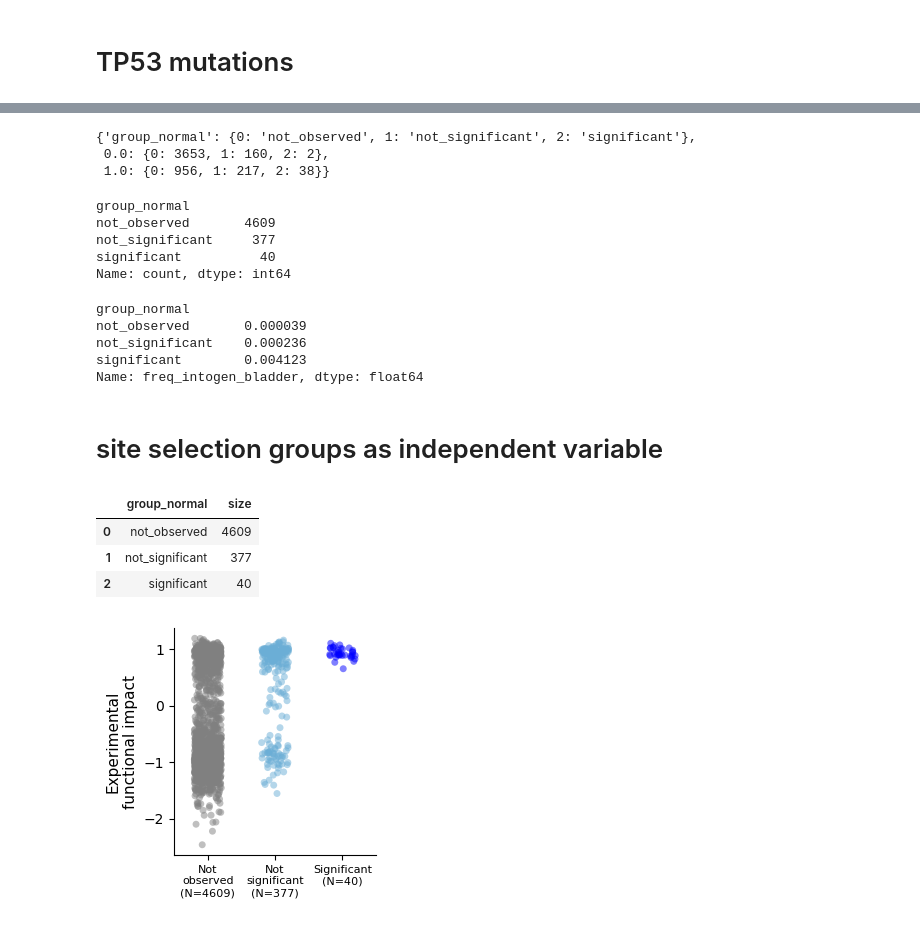
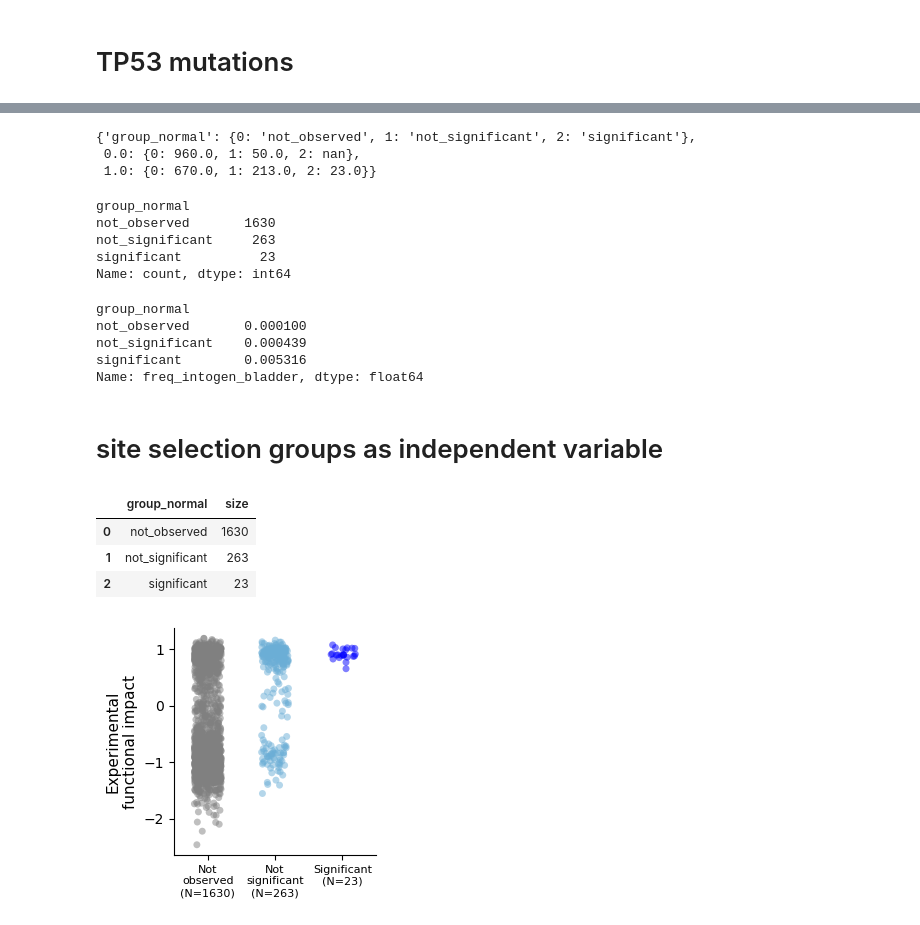
Before and after one commit to bbglab/normal_bladder_paper, a Jupyter notebook: main/Fig5/Fig5c2_TP53.ipynb, the cells around one changed output, grey strips where cells are left out. Cells and saved outputs as stored; diff of their text form; code cells hidden in the pictures.

Commit message:
update TP53 saturation vs site selection

```diff
--- a/main/Fig5/Fig5c2_TP53.ipynb
+++ b/main/Fig5/Fig5c2_TP53.ipynb
@@ -4,7 +4,7 @@ import pandas as pd
 import seaborn as sns
 import matplotlib.pyplot as plt
 # %%
-data_dir = './data'
+data_dir = '../../data/tp53_data'
 output_dir = './plots'
 # %% [markdown]
 # TP53 mutations
@@ -12,3 +12,8 @@ output_dir = './plots'
 table_file = os.path.join(data_dir,'TP53_merged_data.tsv')
 # %%
 table = pd.read_csv(table_file,sep='\t')
+
+# only keep those sites with a experimental saturation value
+print(table.shape)
+table = table[~(table["experimental_score"].isna())].reset_index()
+print(table.shape)
@@ -92,23 +99,23 @@ oncogenic_data = oncogenic_data.drop([0.0,1.0],axis=1)
 oncogenic_values
 # %% [output]
 {'group_normal': {0: 'not_observed', 1: 'not_significant', 2: 'significant'},
- 0.0: {0: 3653, 1: 160, 2: 2},
- 1.0: {0: 956, 1: 217, 2: 38}}
+ 0.0: {0: 960.0, 1: 50.0, 2: nan},
+ 1.0: {0: 670.0, 1: 213.0, 2: 23.0}}
 # %%
 table['group_normal'].value_counts()
 # %% [output]
 group_normal
-not_observed       4609
-not_significant     377
-significant          40
+not_observed       1630
+not_significant     263
+significant          23
 Name: count, dtype: int64
 # %%
 table.groupby(by='group_normal')['freq_intogen_bladder'].mean()
 # %% [output]
 group_normal
-not_observed       0.000039
-not_significant    0.000236
-significant        0.004123
+not_observed       0.000100
+not_significant    0.000439
+significant        0.005316
 Name: freq_intogen_bladder, dtype: float64
 # %% [markdown]
 # site selection groups as independent variable
@@ -118,9 +125,9 @@ size_groups = pd.DataFrame({'size':table.groupby(by='group_normal')['chr'].count
 size_groups
 # %% [output]
 |  | group_normal | size |
-| 0 | not_observed | 4609 |
-| 1 | not_significant | 377 |
-| 2 | significant | 40 |
+| 0 | not_observed | 1630 |
+| 1 | not_significant | 263 |
+| 2 | significant | 23 |
 # %%
 # Define the custom color palette
 custom_palette = {
@@ -137,34 +144,34 @@ fig, axs = plt.subplots(1, 1, figsize=(3,3), sharex=True)
 
 sns.stripplot(data=table,
               x='group_normal',
-              y='RFS',
+              y='experimental_score',
               jitter=0.2,
               hue='group_normal',
               alpha=0.5,
               edgecolor='none',
               linewidth=1,
               hue_order= ['significant', 'not_significant', 'not_observed'],
               palette=custom_palette,  # Apply the custom palette
               ax=axs)
 
 axs.get_legend().remove()
 axs.set_ylabel('Experimental\nfunctional impact', fontsize = 11)
 axs.set_xlabel('')
 
 axs.set_xticks([0,1,2],
                ['Not\nobserved\n(N=' + str(size_groups[size_groups['group_normal'] == 'not_observed']['size'].values[0]) + ')',
                 'Not\nsignificant\n(N=' + str(size_groups[size_groups['group_normal'] == 'not_significant']['size'].values[0]) + ')',
                 'Significant\n(N=' + str(size_groups[size_groups['group_normal'] == 'significant']['size'].values[0]) + ')'],
                rotation = 0,
                fontsize = 8
             #    rotation='vertical'
                )
 
 axs.set_yticklabels(axs.get_yticklabels(), fontsize = 10)
 axs.spines[['top','right']].set_visible(False)
 
 plt.tight_layout()
 plt.savefig(TP53_experimental_saturation_figure, dpi = 300)
 plt.show()
 # %% [output]
-[figure, old version]
+[figure, new version]
```
Also changed, not shown: parts of 4 cells of this notebook, 5 other files.
